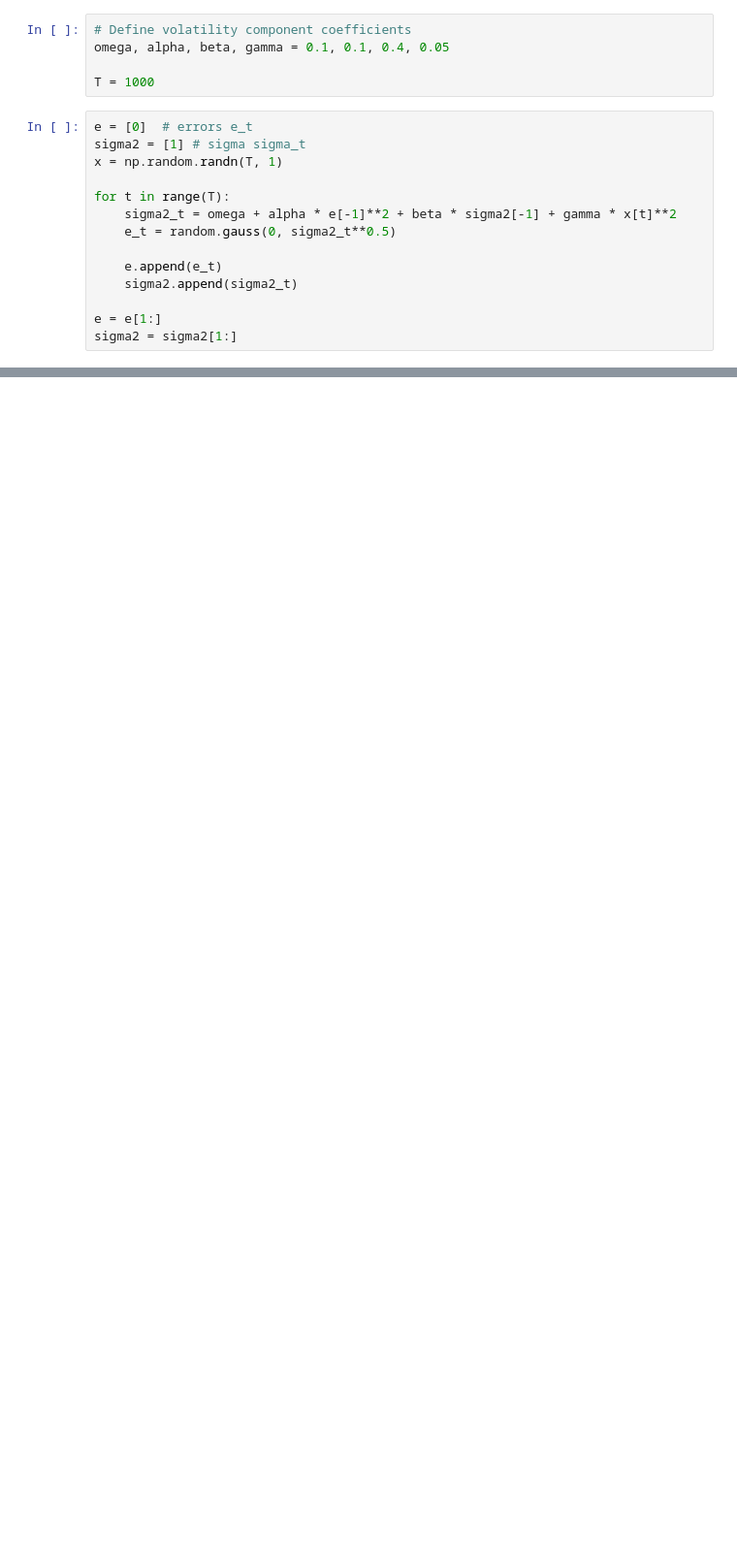
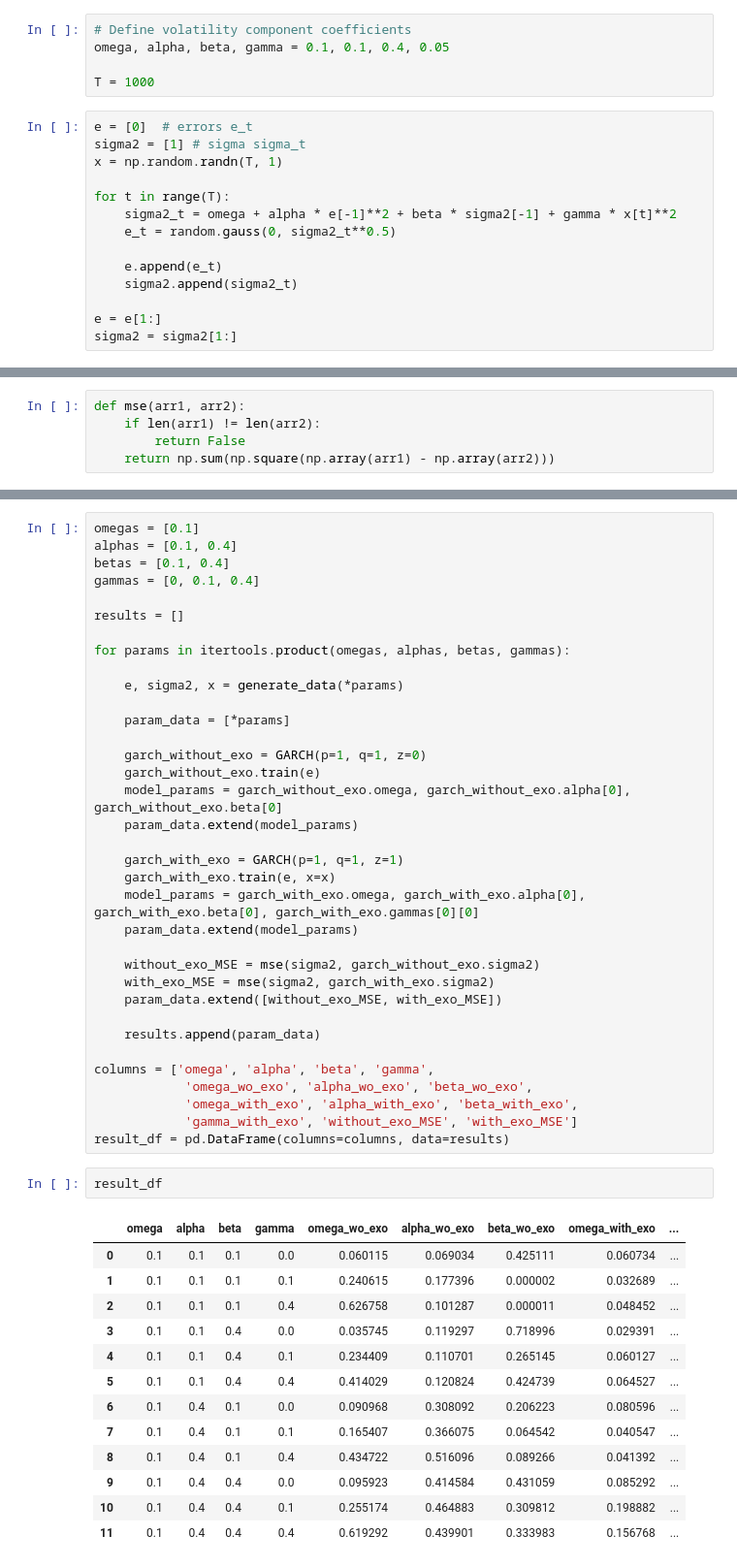
Before and after one commit to hwh1771/sentiment-analysis-volatility-forecasting, a Jupyter notebook: notebooks/data_generating_process.ipynb, the cells around one changed output, grey strips where cells are left out. Shown at 97% size. Saved outputs shown, nothing was run; the diff lists cells and outputs as text; blank space fills up the shorter version.

```diff
--- a/notebooks/data_generating_process.ipynb
+++ b/notebooks/data_generating_process.ipynb
@@ -129,0 +122,5 @@ omega=0.1089387896364006
+# %%
+def mse(arr1, arr2):
+    if len(arr1) != len(arr2):
+        return False
+    return np.sum(np.square(np.array(arr1) - np.array(arr2)))
@@ -129,0 +162,51 @@ omega=0.1089387896364006
+# %%
+omegas = [0.1]
+alphas = [0.1, 0.4]
+betas = [0.1, 0.4]
+gammas = [0, 0.1, 0.4]
+
+results = []
+
+for params in itertools.product(omegas, alphas, betas, gammas):
+
+    e, sigma2, x = generate_data(*params)
+
+    param_data = [*params]
+
+    garch_without_exo = GARCH(p=1, q=1, z=0)
+    garch_without_exo.train(e)
+    model_params = garch_without_exo.omega, garch_without_exo.alpha[0], garch_without_exo.beta[0]
+    param_data.extend(model_params)
+
+    garch_with_exo = GARCH(p=1, q=1, z=1)
+    garch_with_exo.train(e, x=x)
+    model_params = garch_with_exo.omega, garch_with_exo.alpha[0], garch_with_exo.beta[0], garch_with_exo.gammas[0][0]
+    param_data.extend(model_params)
+
+    without_exo_MSE = mse(sigma2, garch_without_exo.sigma2)
+    with_exo_MSE = mse(sigma2, garch_with_exo.sigma2)
+    param_data.extend([without_exo_MSE, with_exo_MSE])
+
+    results.append(param_data)
+
+columns = ['omega', 'alpha', 'beta', 'gamma',
+            'omega_wo_exo', 'alpha_wo_exo', 'beta_wo_exo',
+            'omega_with_exo', 'alpha_with_exo', 'beta_with_exo',
+            'gamma_with_exo', 'without_exo_MSE', 'with_exo_MSE']
+result_df = pd.DataFrame(columns=columns, data=results)
+# %%
+result_df
+# %% [output]
+|  | omega | alpha | beta | gamma | omega_wo_exo | alpha_wo_exo | beta_wo_exo | omega_with_exo | ... |
+| 0 | 0.1 | 0.1 | 0.1 | 0.0 | 0.060115 | 0.069034 | 0.425111 | 0.060734 | ... |
+| 1 | 0.1 | 0.1 | 0.1 | 0.1 | 0.240615 | 0.177396 | 0.000002 | 0.032689 | ... |
+| 2 | 0.1 | 0.1 | 0.1 | 0.4 | 0.626758 | 0.101287 | 0.000011 | 0.048452 | ... |
+| 3 | 0.1 | 0.1 | 0.4 | 0.0 | 0.035745 | 0.119297 | 0.718996 | 0.029391 | ... |
+| 4 | 0.1 | 0.1 | 0.4 | 0.1 | 0.234409 | 0.110701 | 0.265145 | 0.060127 | ... |
+| 5 | 0.1 | 0.1 | 0.4 | 0.4 | 0.414029 | 0.120824 | 0.424739 | 0.064527 | ... |
+| 6 | 0.1 | 0.4 | 0.1 | 0.0 | 0.090968 | 0.308092 | 0.206223 | 0.080596 | ... |
+| 7 | 0.1 | 0.4 | 0.1 | 0.1 | 0.165407 | 0.366075 | 0.064542 | 0.040547 | ... |
+| 8 | 0.1 | 0.4 | 0.1 | 0.4 | 0.434722 | 0.516096 | 0.089266 | 0.041392 | ... |
+| 9 | 0.1 | 0.4 | 0.4 | 0.0 | 0.095923 | 0.414584 | 0.431059 | 0.085292 | ... |
+| 10 | 0.1 | 0.4 | 0.4 | 0.1 | 0.255174 | 0.464883 | 0.309812 | 0.198882 | ... |
+| 11 | 0.1 | 0.4 | 0.4 | 0.4 | 0.619292 | 0.439901 | 0.333983 | 0.156768 | ... |
```
Also changed, not shown: parts of 12 cells of this notebook, 2 other files.
